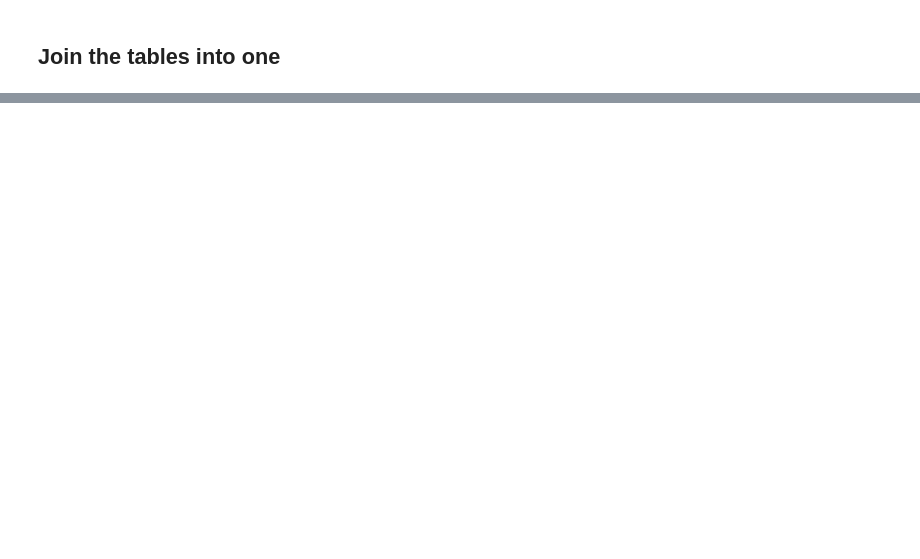
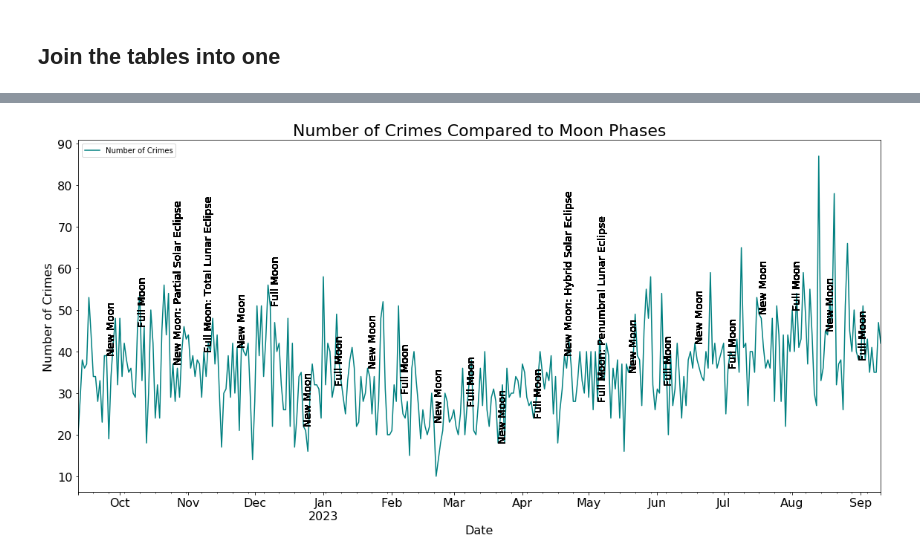
Before and after one commit to LincolnBrownBellevue/DSC540, a Jupyter notebook: Wks11-12/DSC540_Milestone5_LincolnBrown.ipynb, the cells around one changed output, grey strips where cells are left out. Cells and saved outputs as stored; diff of their text form; code cells hidden in the pictures; blank space fills up the shorter version.

```diff
--- a/Wks11-12/DSC540_Milestone5_LincolnBrown.ipynb
+++ b/Wks11-12/DSC540_Milestone5_LincolnBrown.ipynb
@@ -330,0 +489,27 @@ id, case_num, date_of_occurrence, block, iucr, primary_description, secondary_de
+# %%
+# Create a time series plot
+plt.figure(figsize=(16, 8))
+crimes_over_time.plot(color='teal', label='Number of Crimes')
+
+# Get the dates and descriptions of the full moons and eclipses
+eclipse_dates = joined_df.loc[joined_df['eclipse_type'].notnull(), 'date:2']
+eclipse_types = joined_df.loc[joined_df['eclipse_type'].notnull(), 'eclipse_type']
+moon_types = joined_df.loc[joined_df['eclipse_type'].notnull(), 'moon_type']
+# Annotate the plot with eclipse types
+for date, eclipse_type, moon_type in zip(eclipse_dates, eclipse_types, moon_types):
+    description = f"{moon_type}"
+    if eclipse_type != "None":
+        description += f": {eclipse_type}"
+    plt.text(date, crimes_over_time[date], description, color='black',
+             rotation=90, verticalalignment='bottom', fontsize=14)
+
+plt.title('Number of Crimes Compared to Moon Phases', fontsize=22)
+plt.xlabel('Date', fontsize=16)
+plt.ylabel('Number of Crimes', fontsize=16)
+plt.xticks(fontsize=16)
+plt.yticks(fontsize=16)
+plt.legend()
+plt.tight_layout()
+plt.show()
+# %% [output]
+[figure, added]
```
Also changed, not shown: parts of 81 cells of this notebook.
